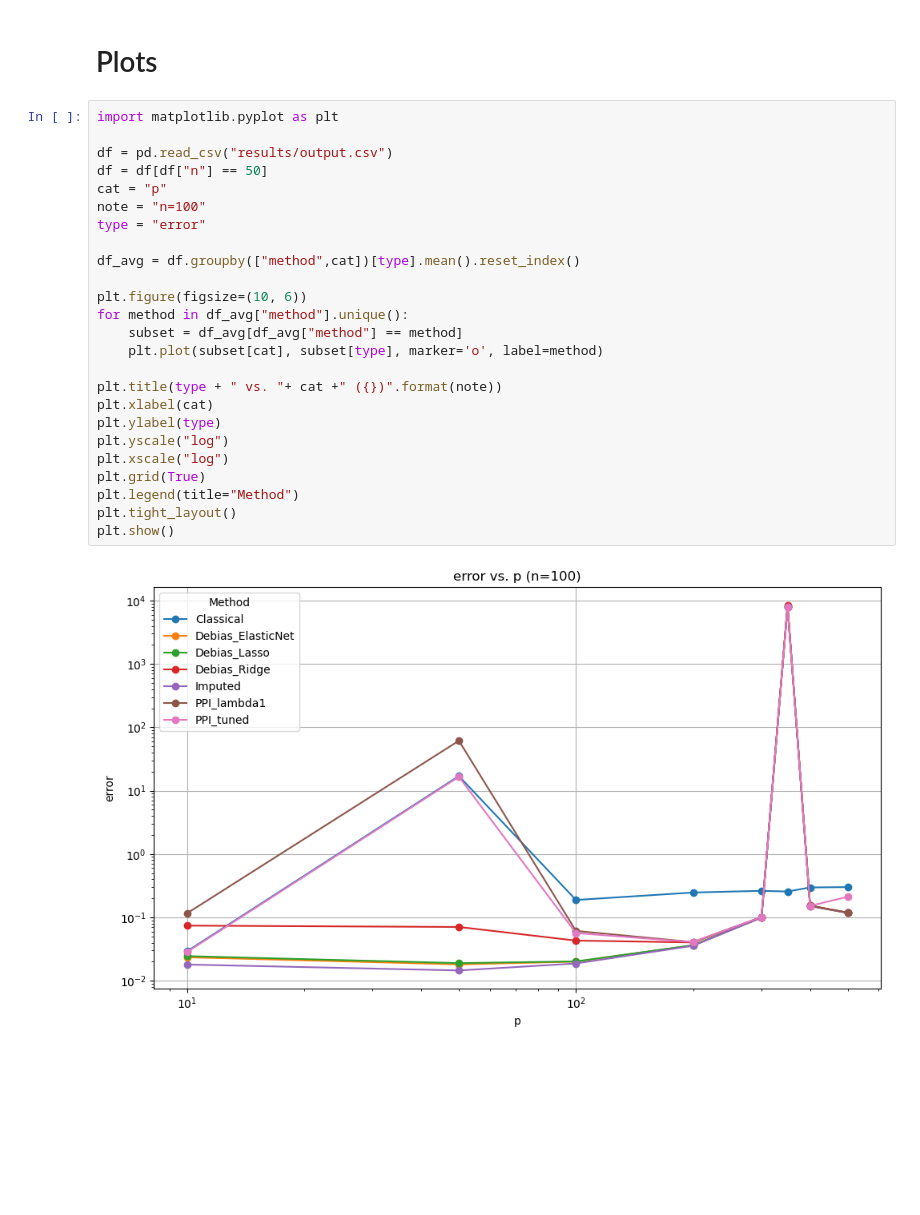
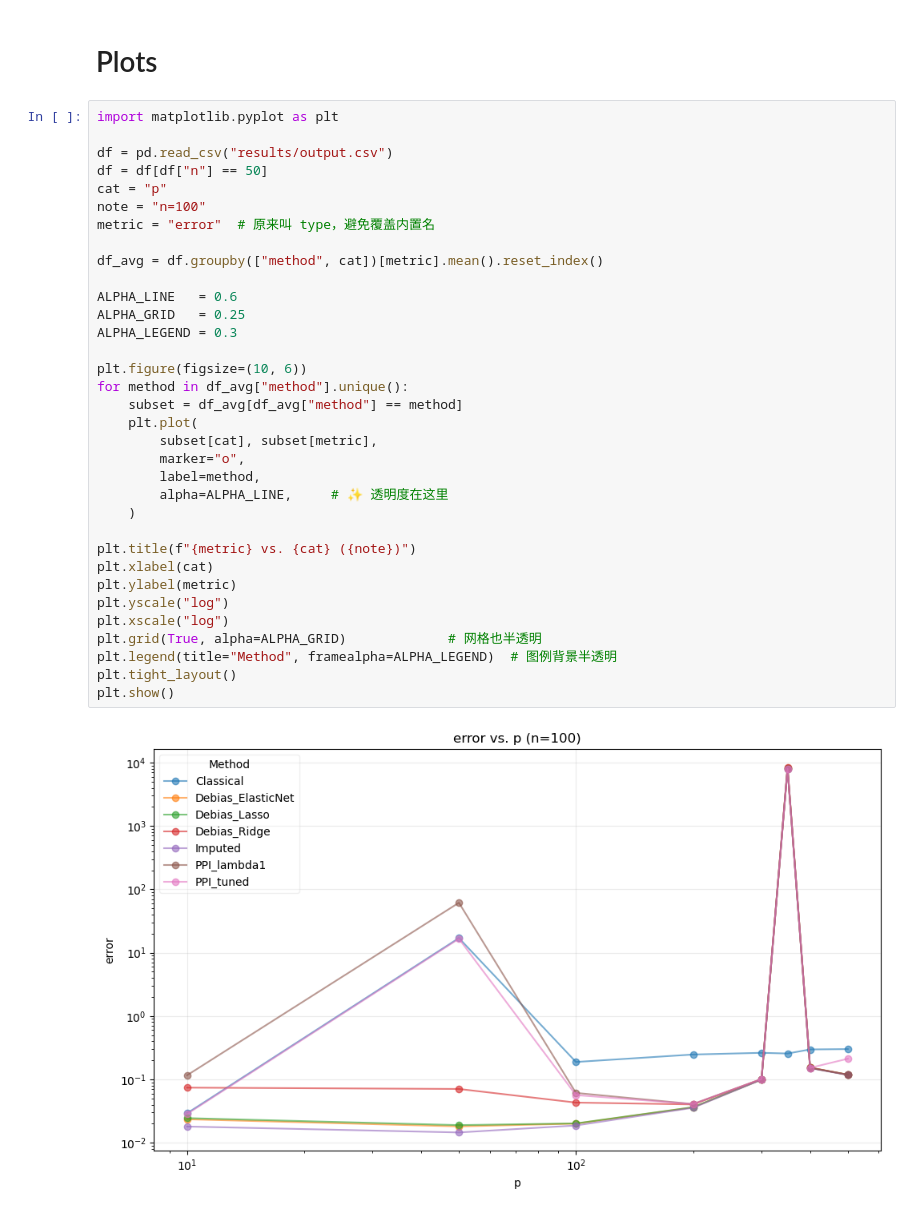
Before and after one commit to rosietao/ppi, a Jupyter notebook: examples/analysis.ipynb, the cells around one changed output. Saved outputs shown, nothing was run; the diff lists cells and outputs as text; blank space fills up the shorter version.

```diff
--- a/examples/analysis.ipynb
+++ b/examples/analysis.ipynb
@@ -21,27 +21,36 @@ df.to_csv("results/output.csv", index=False)
 # %%
 import matplotlib.pyplot as plt
 
 df = pd.read_csv("results/output.csv")
 df = df[df["n"] == 50]
 cat = "p"
 note = "n=100"
-type = "error"
+metric = "error"  # 原来叫 type，避免覆盖内置名
 
-df_avg = df.groupby(["method",cat])[type].mean().reset_index()
+df_avg = df.groupby(["method", cat])[metric].mean().reset_index()
+
+ALPHA_LINE   = 0.6
+ALPHA_GRID   = 0.25
+ALPHA_LEGEND = 0.3
 
 plt.figure(figsize=(10, 6))
 for method in df_avg["method"].unique():
     subset = df_avg[df_avg["method"] == method]
-    plt.plot(subset[cat], subset[type], marker='o', label=method)
+    plt.plot(
+        subset[cat], subset[metric],
+        marker="o",
+        label=method,
+        alpha=ALPHA_LINE,     # ✨ 透明度在这里
+    )
 
-plt.title(type + " vs. "+ cat +" ({})".format(note))
+plt.title(f"{metric} vs. {cat} ({note})")
 plt.xlabel(cat)
-plt.ylabel(type)
+plt.ylabel(metric)
 plt.yscale("log")
 plt.xscale("log")
-plt.grid(True)
-plt.legend(title="Method")
+plt.grid(True, alpha=ALPHA_GRID)             # 网格也半透明
+plt.legend(title="Method", framealpha=ALPHA_LEGEND)  # 图例背景半透明
 plt.tight_layout()
 plt.show()
 # %% [output]
-[figure, old version]
+[figure, new version]
```
Also changed, not shown: parts of 1 cell of this notebook, 1 other file.
